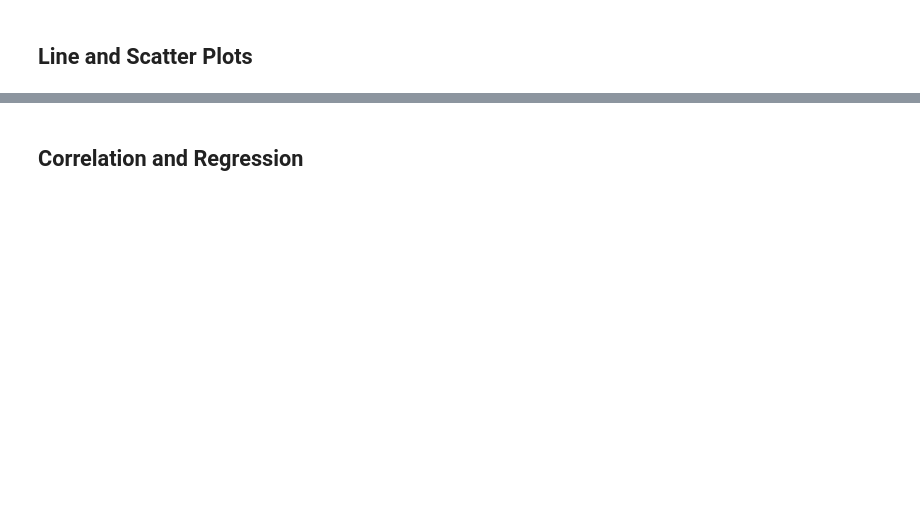
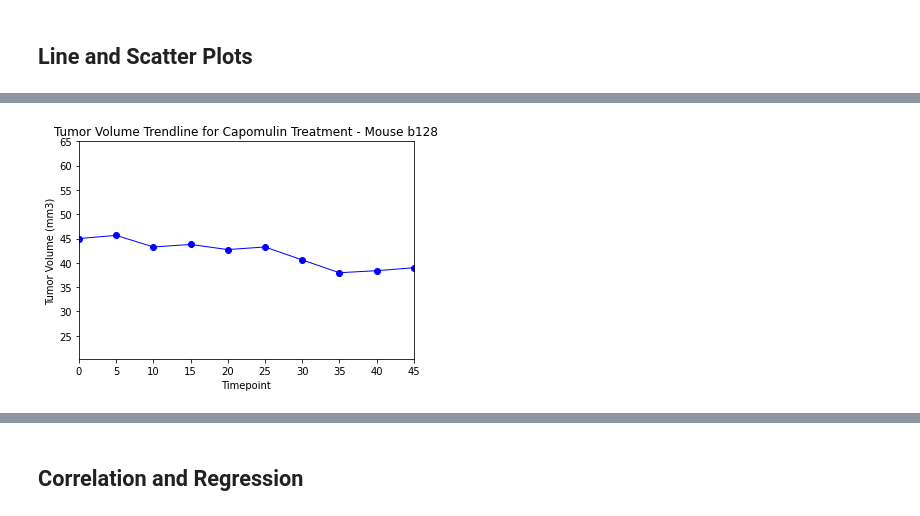
Before and after one commit to rodgerskent/matplotlib_challenge, a Jupyter notebook: Pymaceuticals/pymaceuticals_starter.ipynb, the cells around one changed output, grey strips where cells are left out. Drawn from its saved outputs; the diff is of its cells as text; code cells hidden in the pictures; blank space fills up the shorter version.

```diff
--- a/Pymaceuticals/pymaceuticals_starter.ipynb
+++ b/Pymaceuticals/pymaceuticals_starter.ipynb
@@ -393,3 +399,11 @@ plt.show()
 ## Line and Scatter Plots
 # %%
 # Generate a line plot of tumor volume vs. time point for a mouse treated with Capomulin
+
+#trend = combined.set_index("Mouse ID")
+trend2 = combined.loc[combined["Mouse ID"] == "b128"]
+trend = trend2[["Mouse ID", "Timepoint", "Tumor Volume (mm3)"]]
+timepointaxis= trend["Timepoint"]
+print(timepointaxis)
+volumeaxis= trend["Tumor Volume (mm3)"]
+print(volumeaxis)
@@ -395,0 +428,18 @@ plt.show()
+# %%
+# Plot a line chart on one mouse
+x_lim = 45
+x_axis = trend["Timepoint"]
+y_axis = trend["Tumor Volume (mm3)"]
+
+plt.title("Tumor Volume Trendline for Capomulin Treatment - Mouse b128")
+plt.xlabel("Timepoint")
+plt.ylabel("Tumor Volume (mm3)")
+
+plt.hlines(0, 0, x_lim, alpha=0.2)
+plt.xlim(0, x_lim)
+plt.ylim(20.25, 65)
+
+plt.plot(x_axis, y_axis, marker="o", color="blue", linewidth=1)
+plt.show()
+# %% [output]
+[figure, added]
```
Also changed, not shown: parts of 6 cells of this notebook.
